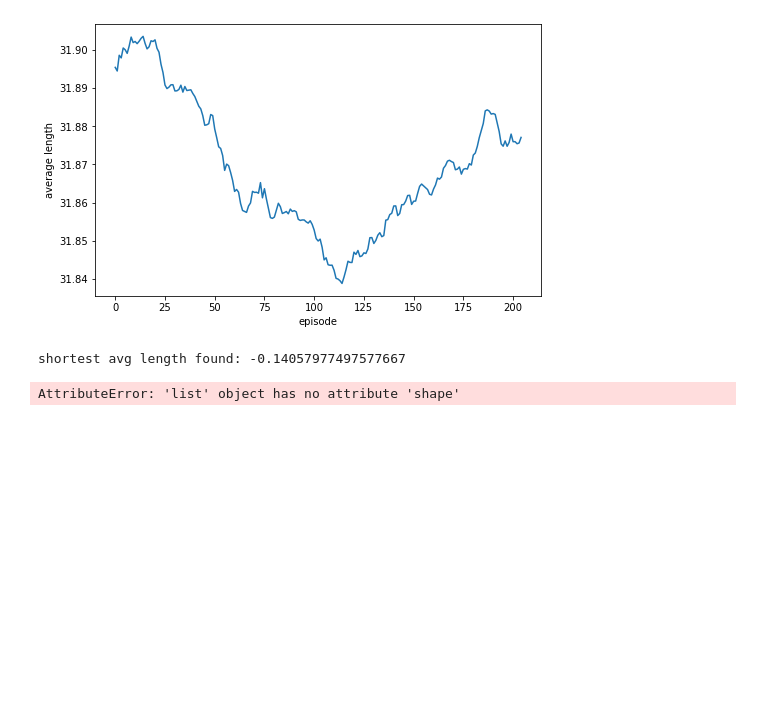
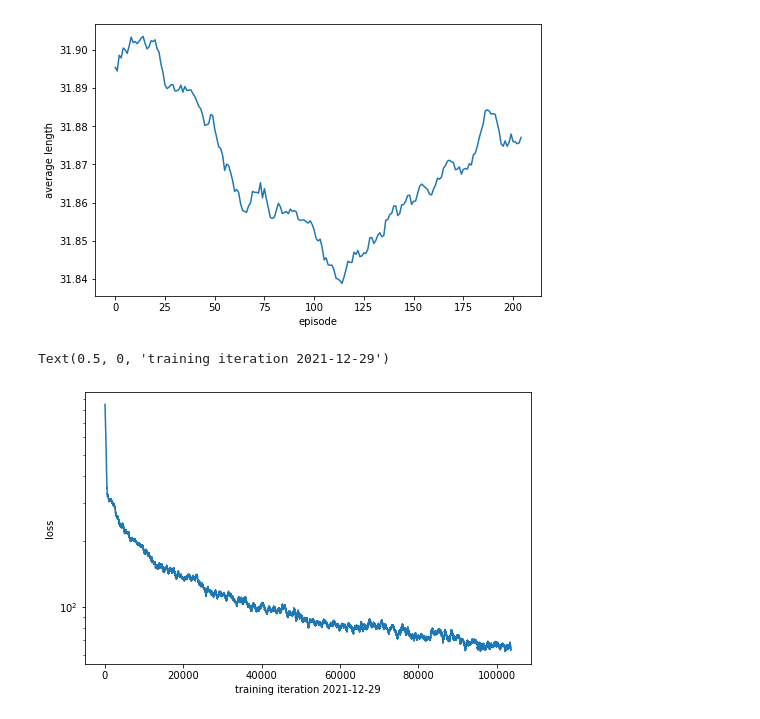
Before and after one commit to BrandPM18/taxiTripRL, a Jupyter notebook: graph_rl.ipynb, the cells around one changed output. Drawn from its saved outputs; the diff is of its cells as text; code cells hidden in the pictures; blank space fills up the shorter version.

```diff
--- a/graph_rl.ipynb
+++ b/graph_rl.ipynb
@@ -678,24 +678,9 @@ Text(0.5, 0, 'episode')
 [figure]
 # %%
 plt.figure(figsize=(8,5))
-plt.semilogy(_moving_avg(losses, 10000))
+plt.semilogy(_moving_avg(losses, 500))
 plt.ylabel('loss')
 plt.xlabel('training iteration 2021-12-29')
+# %% [output]
+Text(0.5, 0, 'training iteration 2021-12-29')
+[figure, added]
-# %%
-## Prediction Solutions
-
-""" Get file with smallest distance
-"""
-all_lengths_fnames = [f for f in os.listdir(FOLDER_NAME) if f.endswith('.tar')]
-shortest_fname = sorted(all_lengths_fnames, key=lambda s: float(s.split('.tar')[0].split('_')[-1]))[0]
-print('shortest avg length found: {}'.format(shortest_fname.split('.tar')[0].split('_')[-1]))
-
-""" Load checkpoints models
-"""
-Q_func, Q_net, optimizer, lr_scheduler = init_model(os.path.join(FOLDER_NAME, shortest_fname))
-
-""" A function to plot solutions
-"""
-# %% [output]
-shortest avg length found: -0.14057977497577667
-AttributeError: 'list' object has no attribute 'shape'
```
Also changed, not shown: parts of 8 cells of this notebook, 1 other file.
